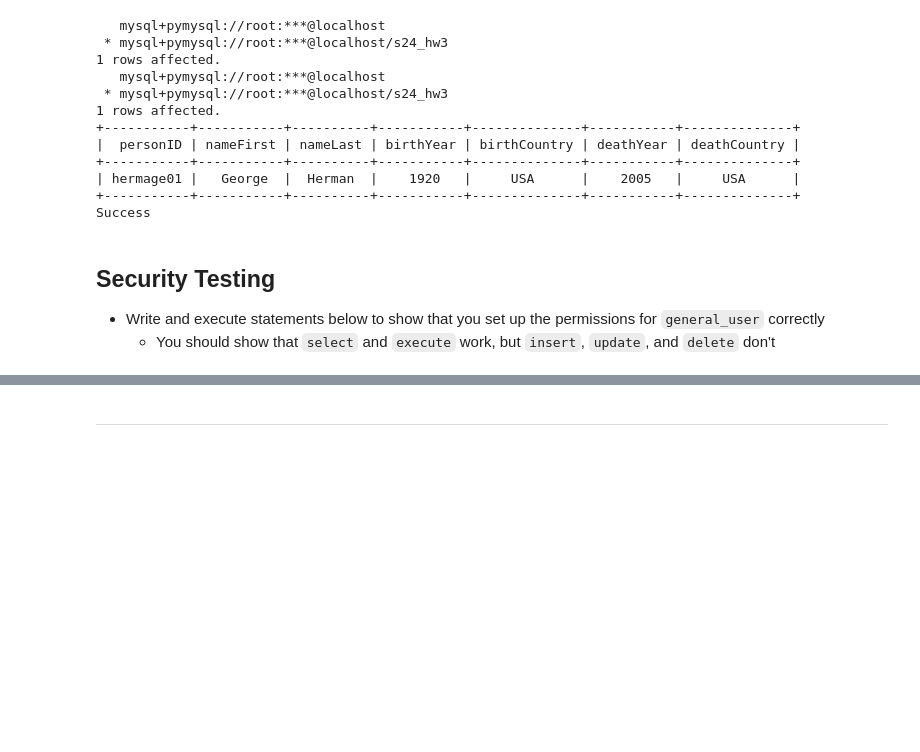
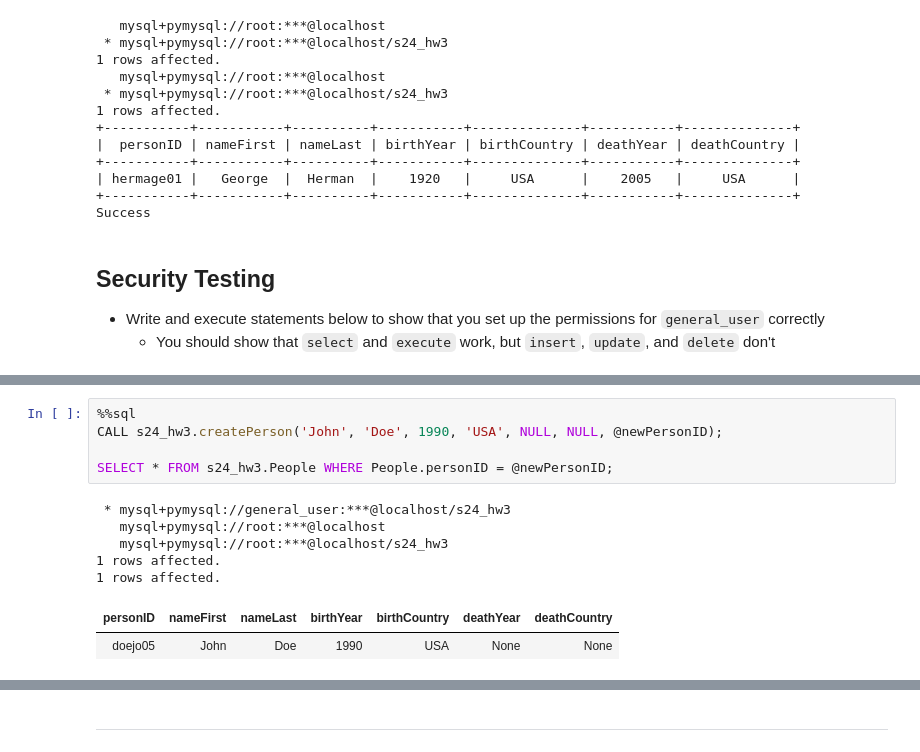
Before and after one commit to avahajr/W4111-Intro-to-Databases-Spring-2024, a Jupyter notebook: Homework/HW3/S24-W4111-HW3.ipynb, the cells around one changed output, grey strips where cells are left out. Drawn from its saved outputs; the diff is of its cells as text; blank space fills up the shorter version.

```diff
--- a/Homework/HW3/S24-W4111-HW3.ipynb
+++ b/Homework/HW3/S24-W4111-HW3.ipynb
@@ -782,0 +790,13 @@ Connection info needed in SQLAlchemy format, example:
+# %%
+%%sql
+CALL s24_hw3.createPerson('John', 'Doe', 1990, 'USA', NULL, NULL, @newPersonID);
+
+SELECT * FROM s24_hw3.People WHERE People.personID = @newPersonID;
+# %% [output]
+ * mysql+pymysql://general_user:***@localhost/s24_hw3
+   mysql+pymysql://root:***@localhost
+   mysql+pymysql://root:***@localhost/s24_hw3
+1 rows affected.
+1 rows affected.
+| personID | nameFirst | nameLast | birthYear | birthCountry | deathYear | deathCountry |
+| doejo05 | John | Doe | 1990 | USA | None | None |
```
Also changed, not shown: parts of 5 cells of this notebook.
